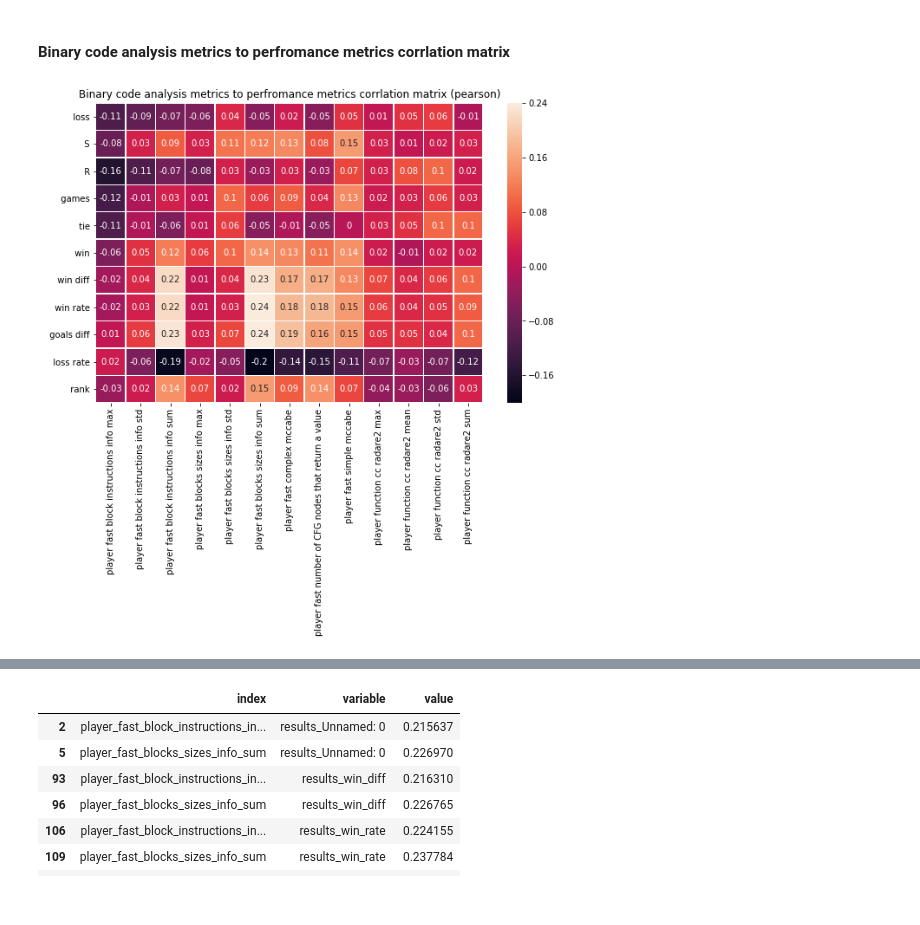
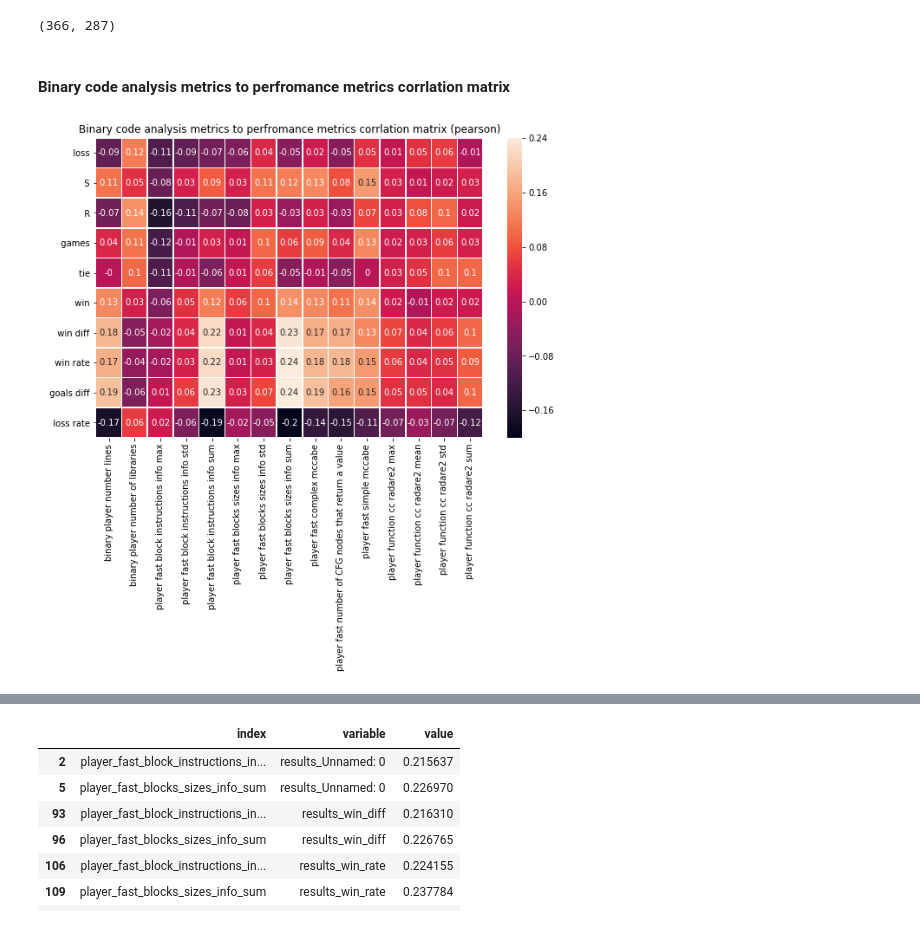
Before and after one commit to alonzanbar/robocup_analysis, a Jupyter notebook: internal/code metrics vs performance corrections.ipynb, the cells around one changed output, grey strips where cells are left out. Drawn from its saved outputs; the diff is of its cells as text; code cells hidden in the pictures.

```diff
--- a/internal/code_Internal_research_exploration-Copy1.ipynb
+++ b/internal/code metrics vs performance corrections.ipynb
@@ -19,12 +17,16 @@ df_binary_red.shape[0]
+# %%
+df_binary_red.shape
+# %% [output]
+(366, 287)
 # %%
 df_binary_red = df_binary_red[[a for a in df_binary_red.columns if 'Unnamed' not in a]]
 # %% [markdown]
 #### Binary code analysis metrics to perfromance metrics corrlation matrix
 # %%
-corr_pearson = save_corrlation_matrix('Binary',df_binary_red,'pearson','player(.)*','results',
+corr_pearson = save_corrlation_matrix('Binary',df_binary_red,'pearson','(.)*player(.)*','results',
                                       out_folder,x_axis_title_size=0.40,figsize=(10,10))
 # %% [output]
-[figure, old version]
+[figure, new version]
 # %%
 corr_spearman = save_corrlation_matrix('Binary', df_binary_red,'spearman','player(.)*','results',out_folder,
                                       x_axis_title_size=0.40,figsize=(10,10))
```
Also changed, not shown: parts of 2 cells of this notebook, 16 other files.
